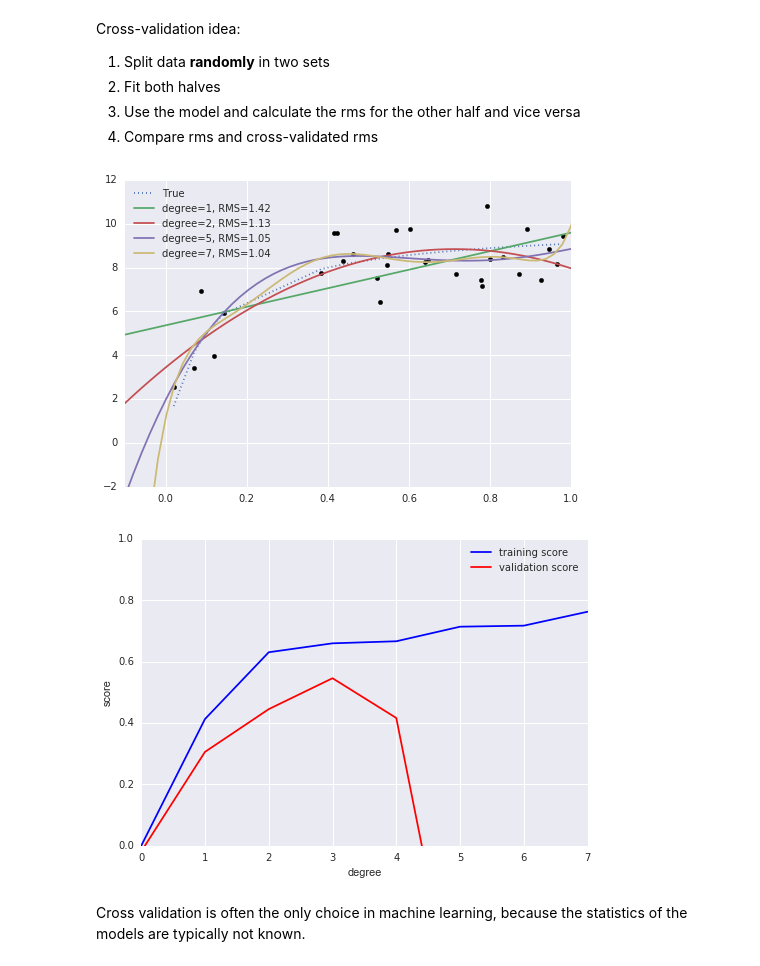
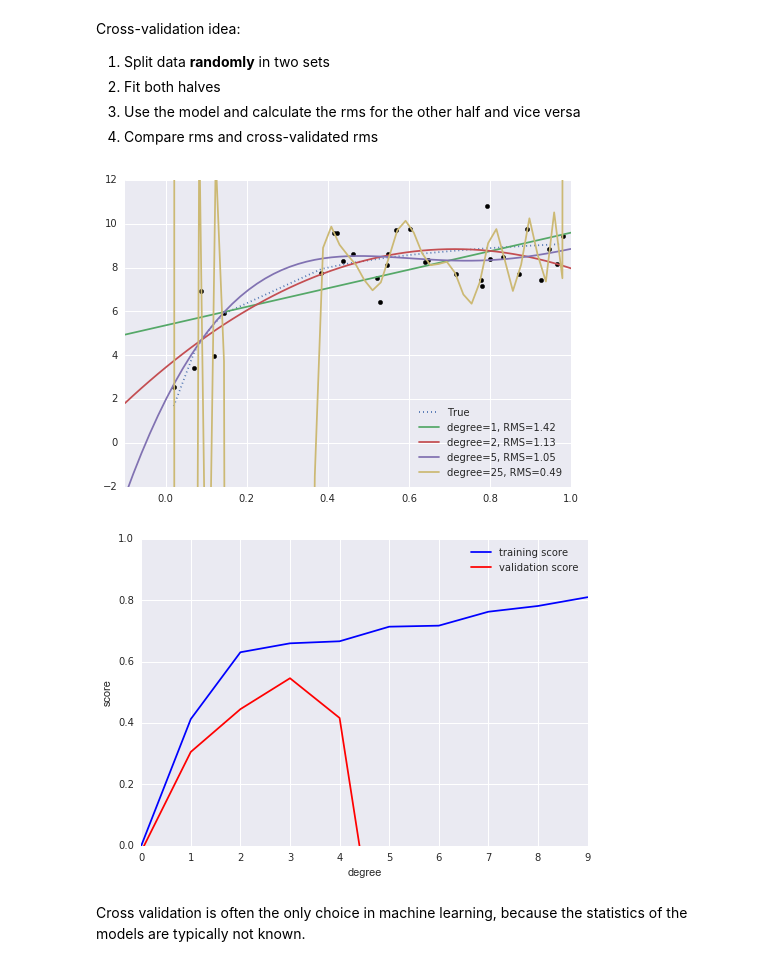
Before and after one commit to toastmaker/5bss, a Jupyter notebook: notebooks/Simple Statistics.ipynb, the cells around one changed output. Cells and saved outputs as stored; diff of their text form; code cells hidden in the pictures.

```diff
--- a/notebooks/Simple Statistics.ipynb
+++ b/notebooks/Simple Statistics.ipynb
@@ -444,26 +444,26 @@ def PolynomialRegression(degree=2, **kwargs):
 # %%
 %matplotlib inline
 import matplotlib.pyplot as plt
 import seaborn; seaborn.set()  # plot formatting
 
 X_test = np.linspace(-0.1, 1.1, 2*N)[:, None]
 
 plt.scatter(X.ravel(), y, color='black')
 plt.plot(X.ravel(), true_fun(X.ravel()), label='True', linestyle=":")
 
 axis = plt.axis()
-for degree in [1, 2, 5, 7]:
+for degree in [1, 2, 5, 25]:
     y_test = PolynomialRegression(degree).fit(X, y).predict(X_test)
     y_fool = PolynomialRegression(degree).fit(X, y).predict(X)
     rms_val = rms(y, y_fool)
 #    scores = cross_validation.cross_val_score(PolynomialRegression(degree),
 #        X, y, scoring="mean_squared_error", cv=cv)
     plt.plot(X_test.ravel(), y_test, label='degree={0}, RMS={1:.2f}'.format(degree, rms_val))
 plt.xlim(-0.1, 1.0)
 plt.ylim(-2, 12)
 plt.legend(loc='best');
 # %% [output]
-[figure, old version]
+[figure, new version]
 # %%
 from sklearn.cross_validation import KFold
 from sklearn import cross_validation
@@ -472,7 +472,7 @@ cv = KFold(N, n_folds=2, shuffle=True, random_state=1)
 
 
 from sklearn.learning_curve import validation_curve
-degree = np.arange(0, 8)
+degree = np.arange(0, 10)
 
 train_score, val_score = validation_curve(PolynomialRegression(),
                                           X, y,
@@ -487,7 +487,7 @@ plt.ylim(0, 1)
 plt.xlabel('degree')
 plt.ylabel('score');
 # %% [output]
-[figure, old version]
+[figure, new version]
 # %% [markdown]
 Cross validation is often the only choice in machine learning, because the statistics of the models are typically not known.
 # %% [markdown]
```
Also changed, not shown: parts of 32 cells of this notebook, 15 other files.
